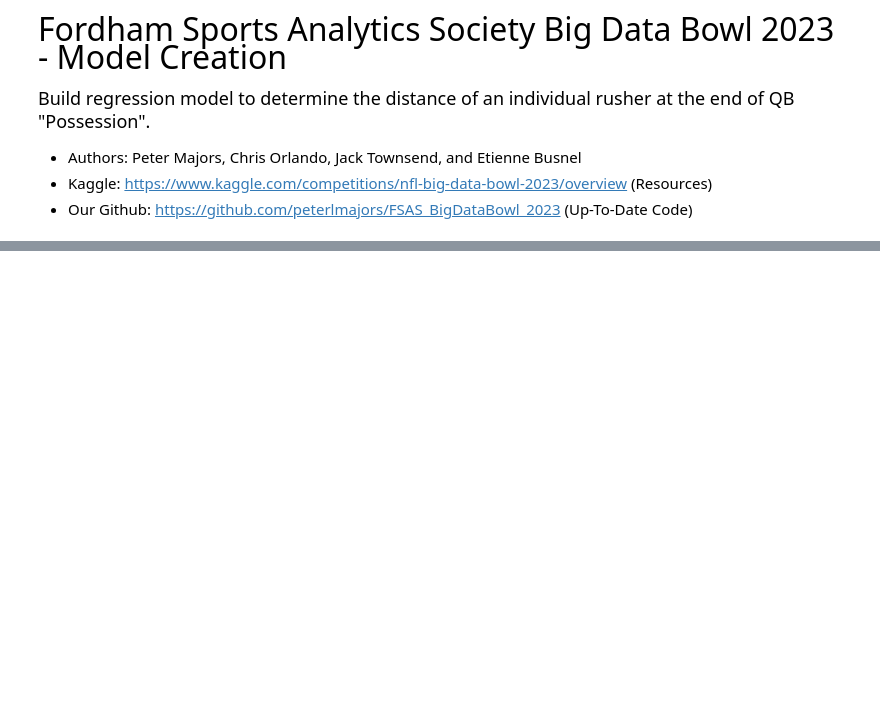
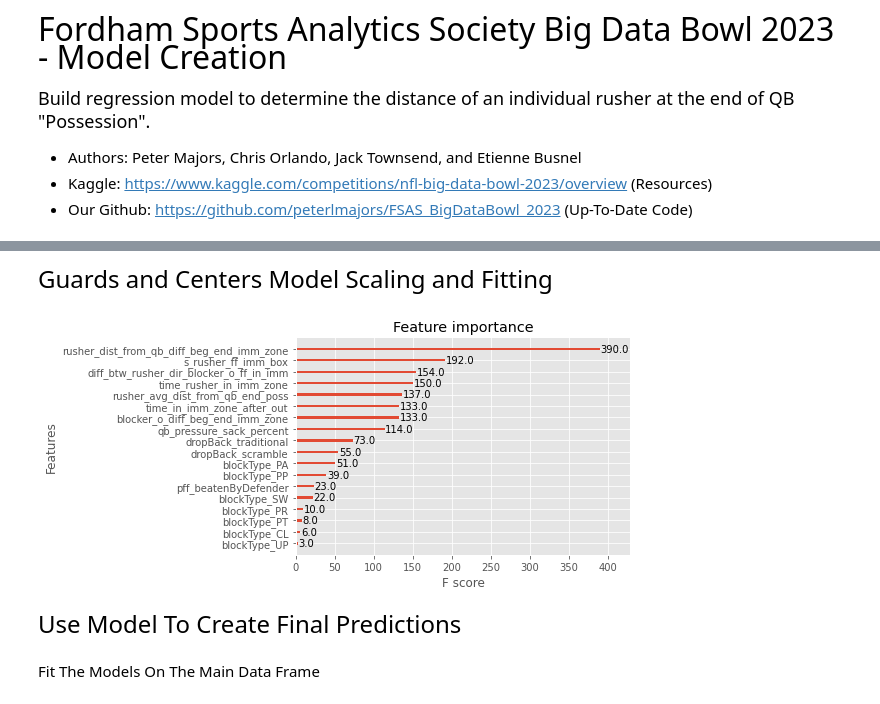
Before and after one commit to peterlmajors/FSAS_BigDataBowl_2023, a Jupyter notebook: Model_Creation.ipynb, the cells around one changed output, grey strips where cells are left out. Saved outputs shown, nothing was run; the diff lists cells and outputs as text; code cells hidden in the pictures; blank space fills up the shorter version.

```diff
--- a/Model_Creation.ipynb
+++ b/Model_Creation.ipynb
@@ -50,0 +307,40 @@ df.head()
+# %% [markdown]
+<font size = '5' > Guards and Centers Model Scaling and Fitting </font>
+# %%
+#Scaling On Guards and Centers Data
+
+#Standardize Continuous Values Around The Mean of 0
+scaler = StandardScaler()
+df_s_gc = scaler.fit_transform(df_gc[df_features_cont])
+
+#Turn It Back Into A Data Frame And Return Column Names
+df_s_gc = pd.DataFrame(df_s_gc)
+df_s_gc.columns = df_features_cont
+
+df_s_gc = pd.concat([df_gc[df_features_non_cont].reset_index(drop = True), df_s_gc], axis = 1)
+# %%
+#Study Hyperparameters Using Cross Validation
+
+#Import The Standardized Tackle Data From Weeks 1 - 4
+# df_s_gc
+
+#Assign Test and Train Features
+X = df_s_gc[df_features]
+y = df_gc[df_target]
+
+#Test Train Split
+X_train, X_test, y_train, y_test = train_test_split(X, y, test_size=.3)
+
+#Assign Model
+model_gc = XGBRegressor(objective = 'reg:linear', n_estimators= 50, max_depth=10, eta = .05, subsample = .8, colsample_bytree = .8)
+
+#Utilize Cross Validation To Further Enhance Model
+cv = RepeatedKFold(n_splits=10, n_repeats=8, random_state=1)
+scores = cross_val_score(model_gc, X_train, y_train, cv=cv, scoring = 'neg_root_mean_squared_error', n_jobs = -1, error_score = 'raise')
+
+scores = abs(scores)
+print('Mean RMSE: %.3f (%.3f)' % (scores.mean(), scores.std()) )
+# %%
+#Update The Model Based On Cross Validation Tests and Fit
+model_gc = XGBRegressor(objective = 'reg:squarederror', n_estimators= 120, max_depth = 4, eta = .05, subsample = .6, colsample_bytree = .5)
+model_gc.fit(X_train, y_train, eval_set=[(X_test, y_test), (X_train, y_train)]) #Check For Overfitting
@@ -50,0 +355,8 @@ df.head()
+# %%
+#Show Feature Importance
+xgb.plot_importance(model_gc)
+plt.show()
+# %% [output]
+[figure, added]
+# %% [markdown]
+<font size = '5' > Use Model To Create Final Predictions </font>
@@ -50,0 +369,2 @@ df.head()
+# %% [markdown]
+Fit The Models On The Main Data Frame
```
Also changed, not shown: parts of 27 cells of this notebook, 4 other files.
